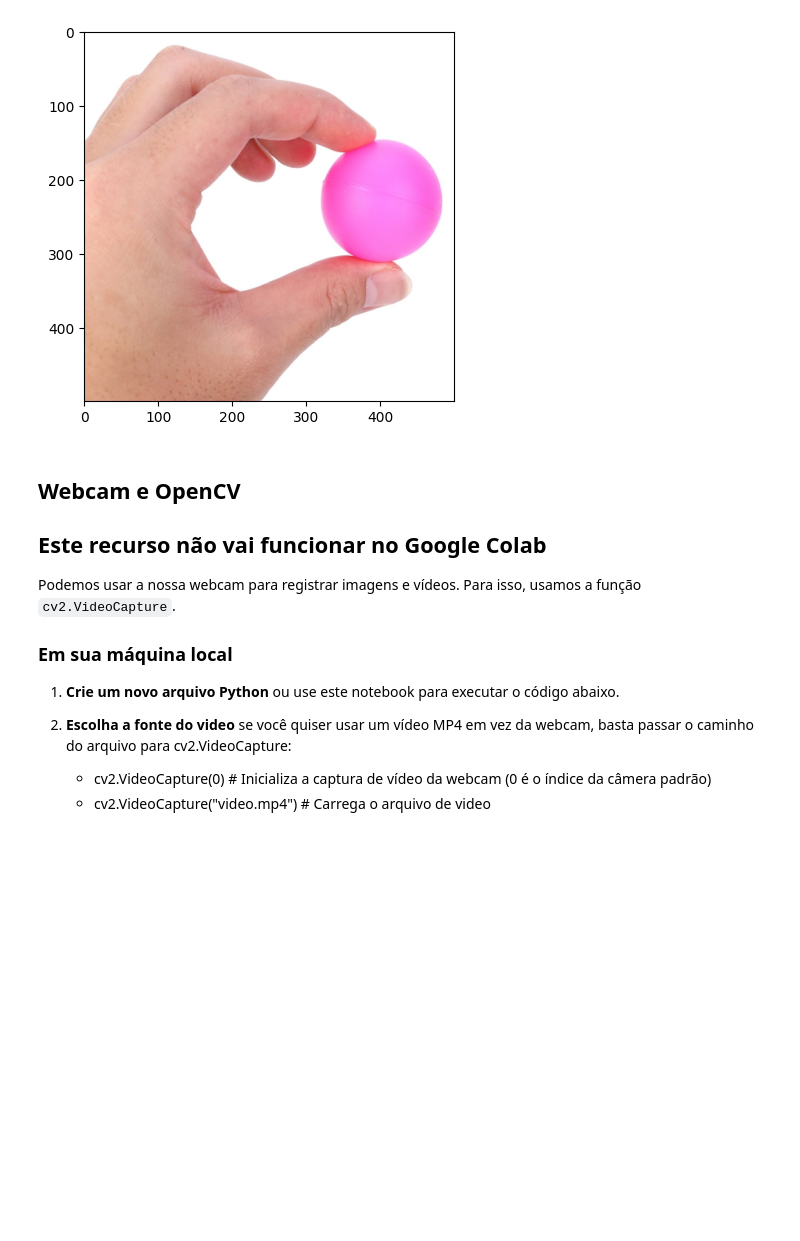
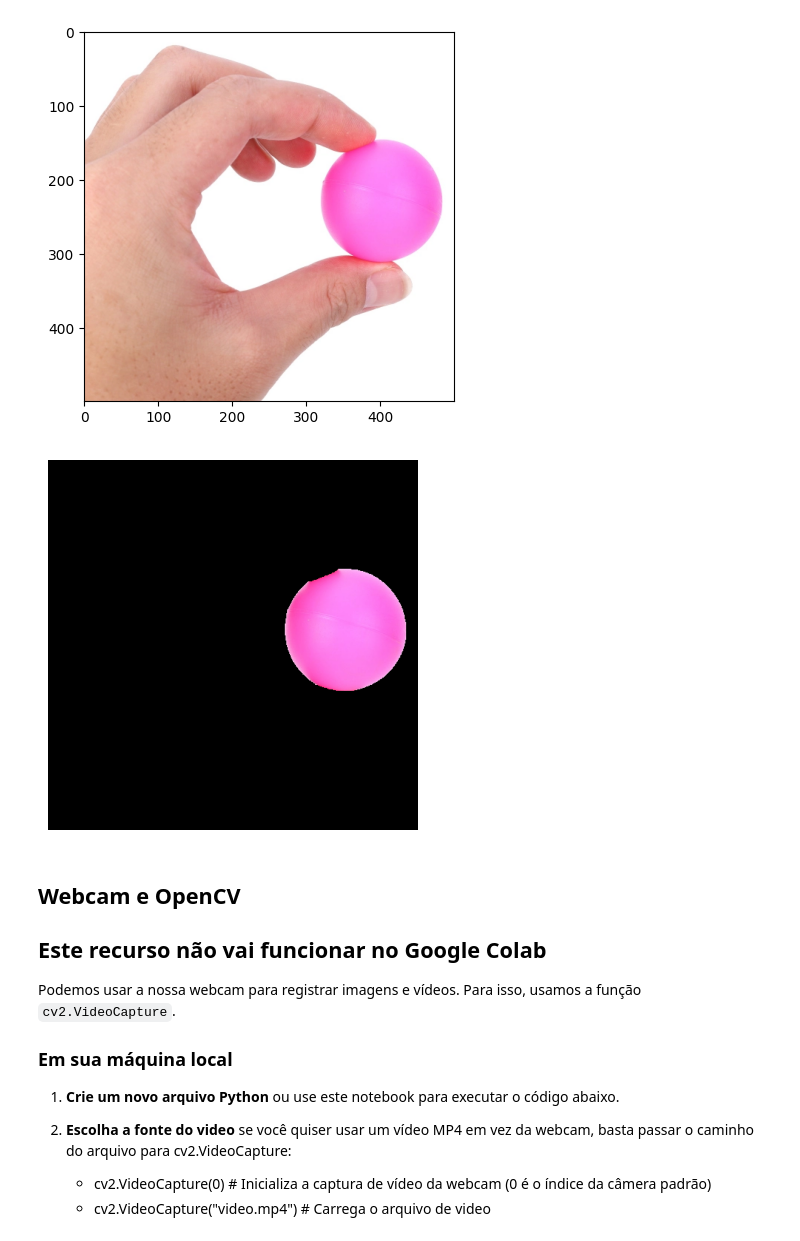
Before and after one commit to joaotuneli56/AULA16-05, a Jupyter notebook: material/aulas/PDI/lab03/atividade3.ipynb, the cells around one changed output. Cells and saved outputs as stored; diff of their text form; code cells hidden in the pictures; blank space fills up the shorter version.

```diff
--- a/material/aulas/PDI/lab03/atividade3.ipynb
+++ b/material/aulas/PDI/lab03/atividade3.ipynb
@@ -312,3 +321,33 @@ plt.imshow(image, vmin=0, vmax=255); plt.show()
+# %%
+import cv2
+import numpy as np
+from matplotlib import pyplot as plt
+
+# Carregar a imagem
+imagem = cv2.imread("lab_images/bolinha.png")
+
+# Converter para RGB
+image = cv2.cvtColor(imagem, cv2.COLOR_BGR2RGB)
+
+# Converter para o espaço de cor HSV
+hsv = cv2.cvtColor(imagem, cv2.COLOR_BGR2HSV)
+
+# Definir intervalo de cor para segmentação da bolinha rosa
+lower_pink = np.array([140, 50, 50])  # Limite inferior (H, S, V)
+upper_pink = np.array([170, 255, 255])  # Limite superior (H, S, V)
+
+# Criar máscara para isolar a bolinha rosa
+mask = cv2.inRange(hsv, lower_pink, upper_pink)
+
+# Aplicar a máscara na imagem original
+result = cv2.bitwise_and(image, image, mask=mask)
+
+# Exibir o resultado
+plt.imshow(result)
+plt.axis('off')
+plt.show()
+# %% [output]
+[figure, added]
 # %% [markdown]
 ## Webcam e OpenCV
 
```
Also changed, not shown: parts of 3 cells of this notebook.
